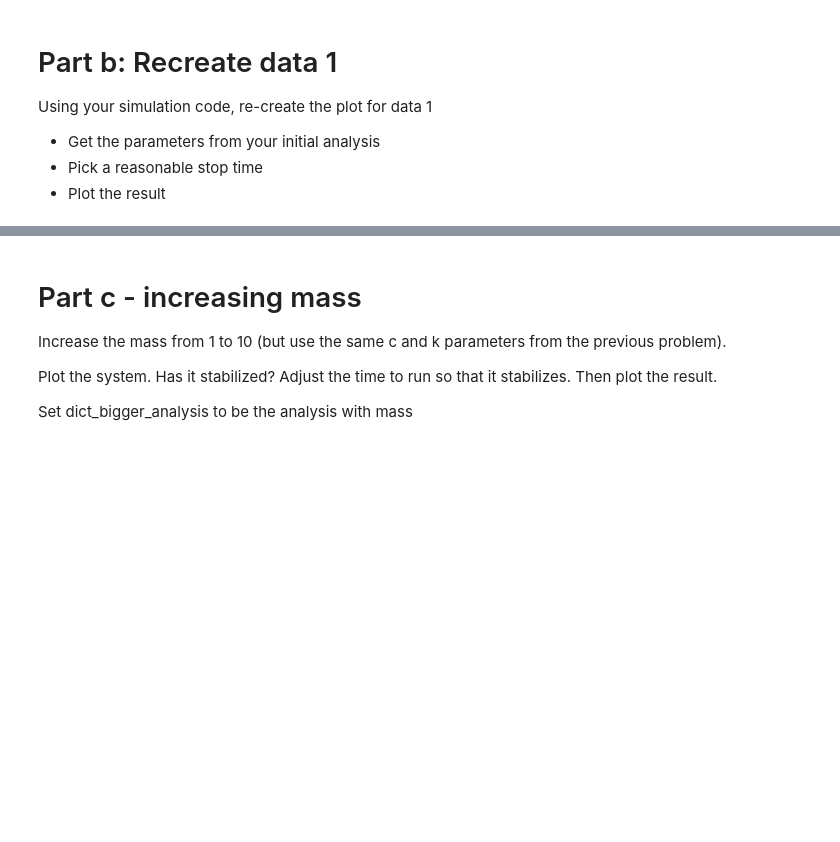
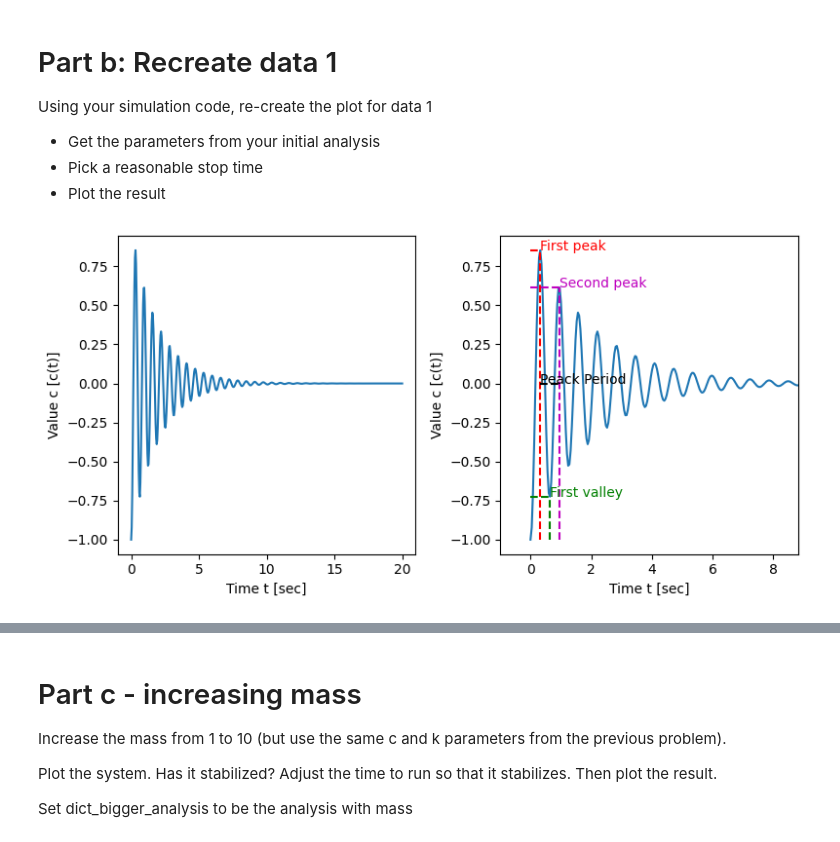
Before and after one commit to Ahmedmoui/IntroPythonProgramming, a Jupyter notebook: Week_4_fitting/HW_2_system_analysis.ipynb, the cells around one changed output, grey strips where cells are left out. Saved outputs shown, nothing was run; the diff lists cells and outputs as text; code cells hidden in the pictures; blank space fills up the shorter version.

```diff
--- a/Week_4_fitting/HW_2_system_analysis.ipynb
+++ b/Week_4_fitting/HW_2_system_analysis.ipynb
@@ -375,6 +433,26 @@ https://docs.google.com/presentation/d/1wd1SpTJiezfroDizaFkA6UxCgMQE_A4ZKCyJoNfa
 # A note on the t values: these can be relatively sparse (60-100 per period); odeint will adjust its sampling rate in order to
 #   make sure the values are close to correct at the t values you give it. If you give it lots of t values, it will take longer
 #   to run (and to plot)
+
+def system_simulate(ts, initial_state, params):
+    x0, dx = initial_state
+    output = integrate.odeint(derivative, initial_state, ts , args=(params,))
+
+    return ts, output[:,0]
+
+ts = np.linspace(0,20,10000)
+
+intial_state = (-0.5, 0.0)
+c = 1.1
+k = 50.0
+m = 2.0
+
+params={
+        'c': c,
+        'k': k,
+        'm': m,
+        }
+new_populations_ode = system_simulate(ts,initial_state= intial_state, params=params)
 # %%
 # In this cell you'll take the ts and vs you just calculated with odeint and pass them to
 #   your analyze_data function to get out the peaks/period
@@ -397,23 +497,37 @@ Using your simulation code, re-create the plot for data 1
 # %%
 nrows = 1
 ncols = 2
 fig, axs = plt.subplots(nrows, ncols, figsize=(8, 4))
 
 # Run your simulation, analyze it, and plot the results
 # Note: This SHOULD just be calling existing functions
 # Paraneters you should use for the simulate are the starting conditions for data1
 #    k is system_spring, c is system_damping
 # x0 = -1.0, c = 1.0, m = 1.0, k = 100.0
 # Simulate
 #  - gets ts and vs
 # Analayze
 #  - gets dictionary from ts and vs
 #  - use that data in your plot to plot the first/second peaks etc
 # Plot
 #  - plot the ts and vs with the peaks etc labeled (same as in part 1)
+ts = np.linspace(0,20,500)
+sim_initials_state = (-1.0, 0)
+params_sim_data1 = {
+    "c": 1.0,
+    'k': 100.0,
+    'm': 1.0
+}
+sim_data = system_simulate(ts,sim_initials_state,params_sim_data1)
+sim_ts, sim_vs = sim_data
+sim_data_analysis = analyze_data_from_values(sim_ts,sim_vs, mass= params['m'])
 
+plot_system(axs[0],sim_data,m=params['m'], analyze_data_bool= False)
+plot_system(axs[1],sim_data,m=params['m'])
 # Make it fit better
 fig.tight_layout()
+# %% [output]
+[figure, added]
 # %%
 # Manual grade
 print("This is a manually-graded question; there is no grader.check() function. See rubric and slides for more information on expected output.")
```
Also changed, not shown: parts of 23 cells of this notebook, 13 other files.
